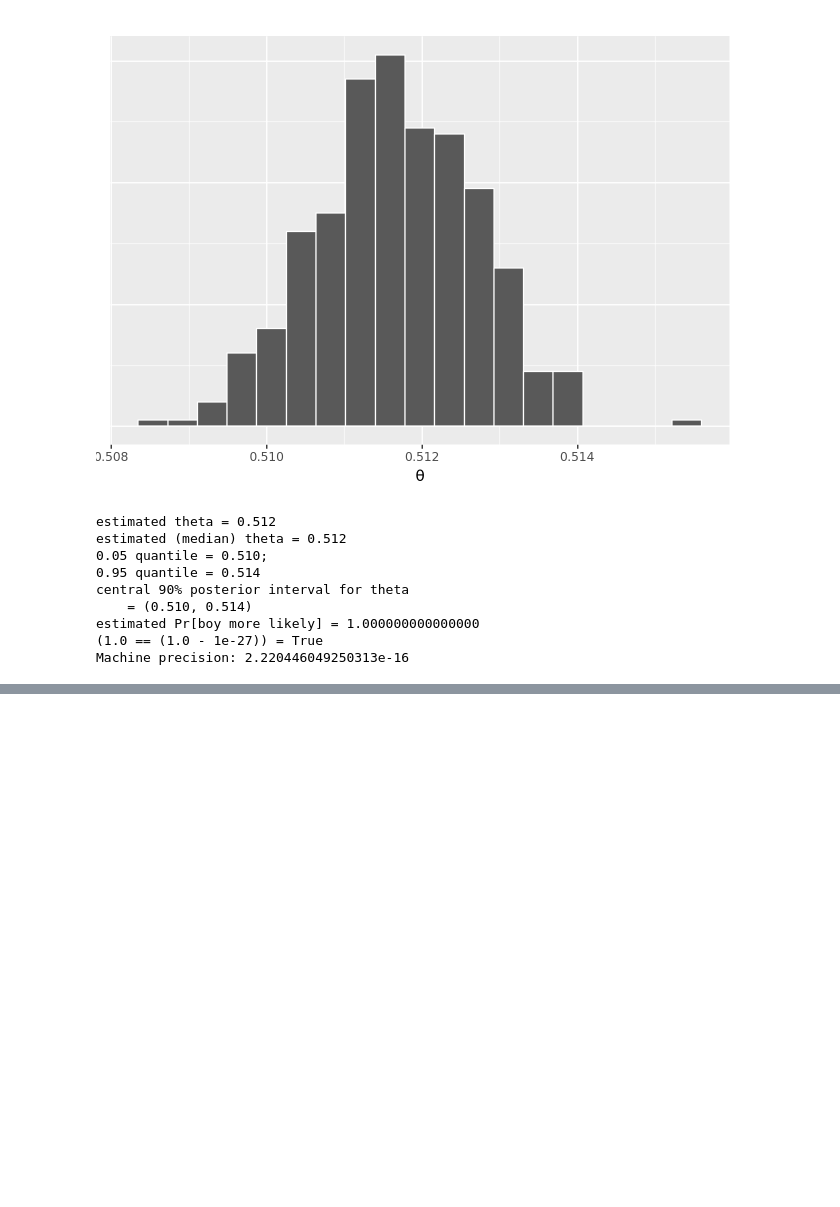
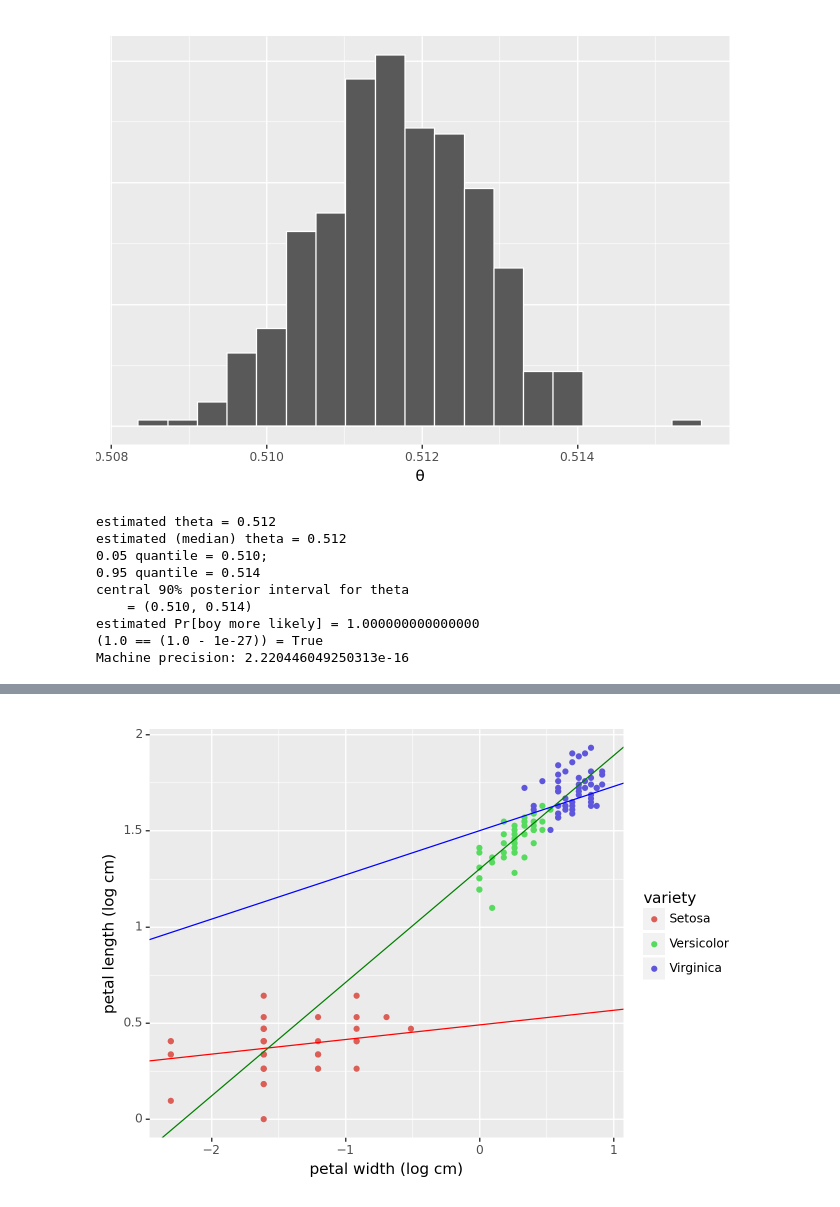
Before and after one commit to emmanuelmokel/PPL-practice, a Jupyter notebook: Stan/pystan_intro.ipynb, the cells around one changed output, grey strips where cells are left out. Saved outputs shown, nothing was run; the diff lists cells and outputs as text; code cells hidden in the pictures; blank space fills up the shorter version.

```diff
--- a/Stan/pystan_intro.ipynb
+++ b/Stan/pystan_intro.ipynb
@@ -383,0 +696,18 @@ sample.summary(sig_figs = 3)
+# %%
+df = iris_data_frame()
+df['log_petal_length'] = np.log(df['petal.length'])
+df['log_petal_width'] = np.log(df['petal.width'])
+plot =  pn.ggplot(df, pn.aes(x='log_petal_width',
+                             y='log_petal_length',
+                 color='variety'))
+plot = plot +  pn.geom_point()
+plot = plot +  pn.labs(x = "petal width (log cm)",
+                       y = "petal length (log cm)")
+plot = plot + pn.geom_abline(intercept = .49, slope = 0.076, color='red')
+plot = plot + pn.geom_abline(intercept = 1.30, slope = 0.59, color='green')
+plot = plot + pn.geom_abline(intercept = 1.50, slope = 0.23, color='blue')
+mydraw(
+  plot
+)
+# %% [output]
+[figure, added]
```
Also changed, not shown: parts of 16 cells of this notebook, 7 other files.
